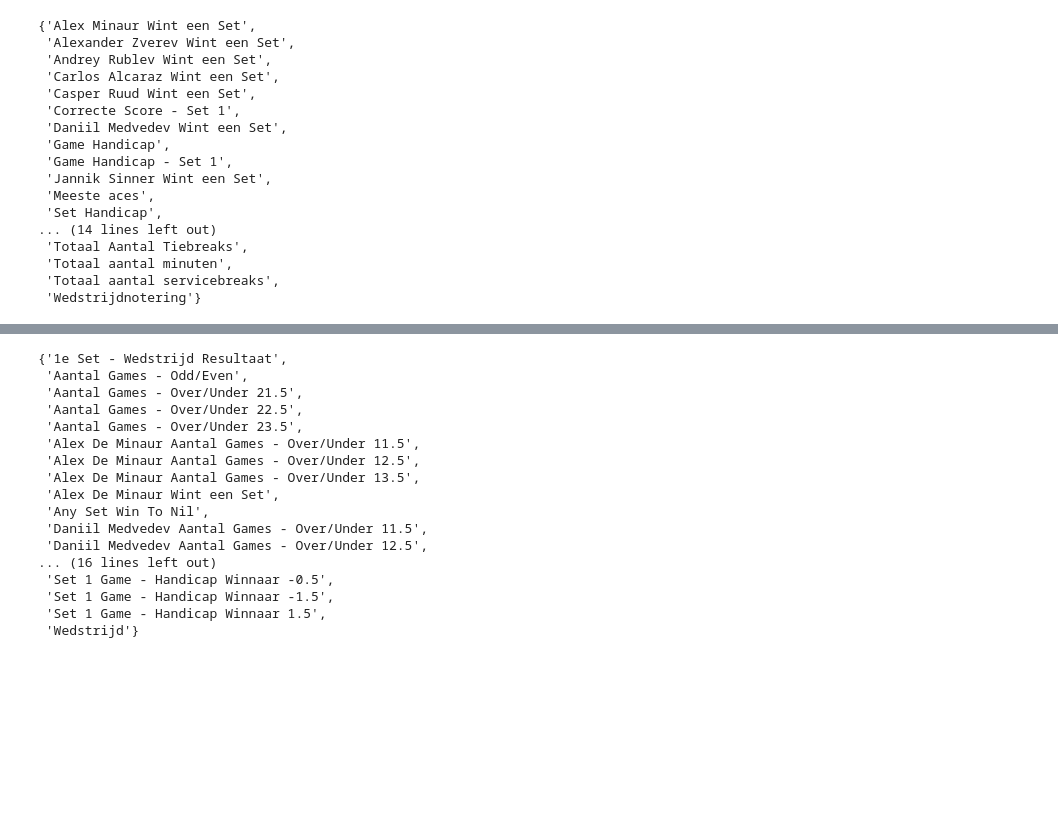
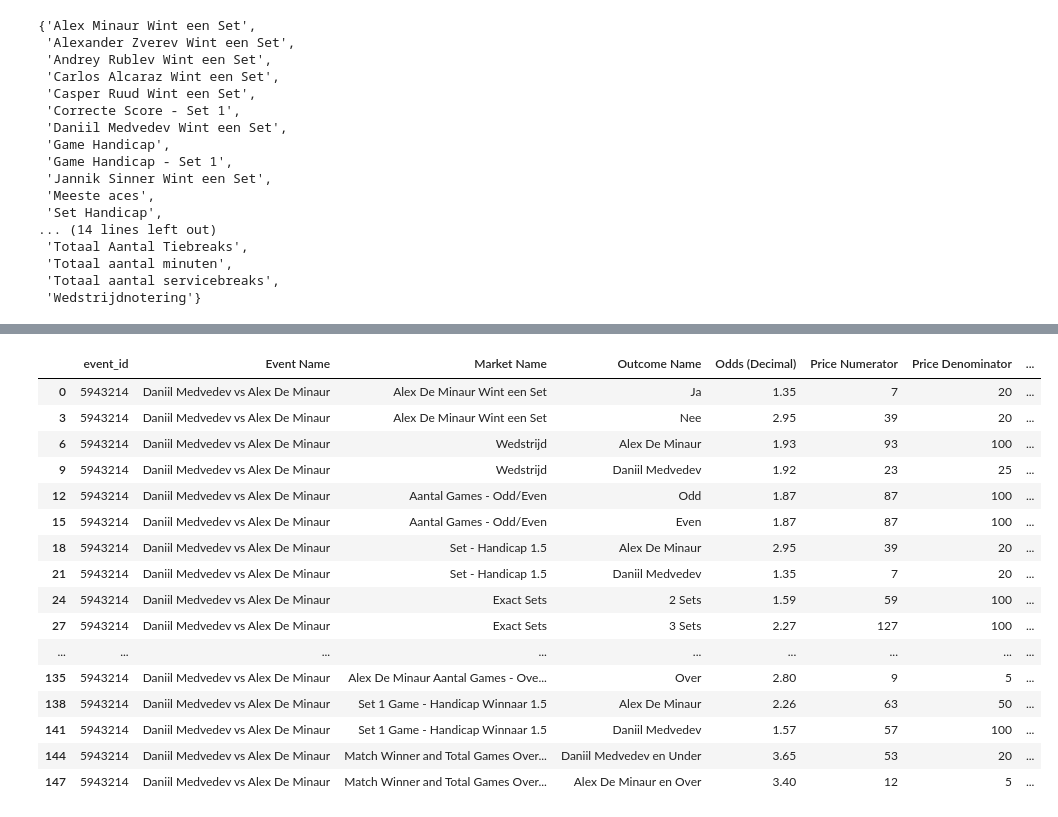
Before and after one commit to carpedimi/ArbitrageBets_sms, a Jupyter notebook: ArbSignal.ipynb, the cells around one changed output, grey strips where cells are left out. Drawn from its saved outputs; the diff is of its cells as text; code cells hidden in the pictures; blank space fills up the shorter version.

```diff
--- a/ArbSignal.ipynb
+++ b/ArbSignal.ipynb
@@ -47,20 +380,20 @@ kambi[kambi['criterion_label'].str.contains('Totaal Aantal Gewonnen Games door M
 # %%
-set(toto[(toto['sport']=='Tennis') & (toto['event_id']==5943214)].drop_duplicates()['Market Name'])
+toto_filtered[(toto_filtered['sport']=='Tennis') & (toto_filtered['event_id']==5943214)].drop_duplicates().head(50)
 # %% [output]
-{'1e Set - Wedstrijd Resultaat',
- 'Aantal Games - Odd/Even',
- 'Aantal Games - Over/Under 21.5',
- 'Aantal Games - Over/Under 22.5',
- 'Aantal Games - Over/Under 23.5',
- 'Alex De Minaur Aantal Games - Over/Under 11.5',
- 'Alex De Minaur Aantal Games - Over/Under 12.5',
- 'Alex De Minaur Aantal Games - Over/Under 13.5',
- 'Alex De Minaur Wint een Set',
- 'Any Set Win To Nil',
- 'Daniil Medvedev Aantal Games - Over/Under 11.5',
- 'Daniil Medvedev Aantal Games - Over/Under 12.5',
-... (16 lines left out)
- 'Set 1 Game - Handicap Winnaar -0.5',
- 'Set 1 Game - Handicap Winnaar -1.5',
- 'Set 1 Game - Handicap Winnaar 1.5',
- 'Wedstrijd'}
+|  | event_id | Event Name | Market Name | Outcome Name | Odds (Decimal) | Price Numerator | Price Denominator | ... |
+| 0 | 5943214 | Daniil Medvedev vs Alex De Minaur | Alex De Minaur Wint een Set | Ja | 1.35 | 7 | 20 | ... |
+| 3 | 5943214 | Daniil Medvedev vs Alex De Minaur | Alex De Minaur Wint een Set | Nee | 2.95 | 39 | 20 | ... |
+| 6 | 5943214 | Daniil Medvedev vs Alex De Minaur | Wedstrijd | Alex De Minaur | 1.93 | 93 | 100 | ... |
+| 9 | 5943214 | Daniil Medvedev vs Alex De Minaur | Wedstrijd | Daniil Medvedev | 1.92 | 23 | 25 | ... |
+| 12 | 5943214 | Daniil Medvedev vs Alex De Minaur | Aantal Games - Odd/Even | Odd | 1.87 | 87 | 100 | ... |
+| 15 | 5943214 | Daniil Medvedev vs Alex De Minaur | Aantal Games - Odd/Even | Even | 1.87 | 87 | 100 | ... |
+| 18 | 5943214 | Daniil Medvedev vs Alex De Minaur | Set - Handicap 1.5 | Alex De Minaur | 2.95 | 39 | 20 | ... |
+| 21 | 5943214 | Daniil Medvedev vs Alex De Minaur | Set - Handicap 1.5 | Daniil Medvedev | 1.35 | 7 | 20 | ... |
+| 24 | 5943214 | Daniil Medvedev vs Alex De Minaur | Exact Sets | 2 Sets | 1.59 | 59 | 100 | ... |
+| 27 | 5943214 | Daniil Medvedev vs Alex De Minaur | Exact Sets | 3 Sets | 2.27 | 127 | 100 | ... |
+| ... | ... | ... | ... | ... | ... | ... | ... | ... |
+| 135 | 5943214 | Daniil Medvedev vs Alex De Minaur | Alex De Minaur Aantal Games - Ove... | Over | 2.80 | 9 | 5 | ... |
+| 138 | 5943214 | Daniil Medvedev vs Alex De Minaur | Set 1 Game - Handicap Winnaar 1.5 | Alex De Minaur | 2.26 | 63 | 50 | ... |
+| 141 | 5943214 | Daniil Medvedev vs Alex De Minaur | Set 1 Game - Handicap Winnaar 1.5 | Daniil Medvedev | 1.57 | 57 | 100 | ... |
+| 144 | 5943214 | Daniil Medvedev vs Alex De Minaur | Match Winner and Total Games Over... | Daniil Medvedev en Under | 3.65 | 53 | 20 | ... |
+| 147 | 5943214 | Daniil Medvedev vs Alex De Minaur | Match Winner and Total Games Over... | Alex De Minaur en Over | 3.40 | 12 | 5 | ... |
```
Also changed, not shown: parts of 26 cells of this notebook, 13 other files.
